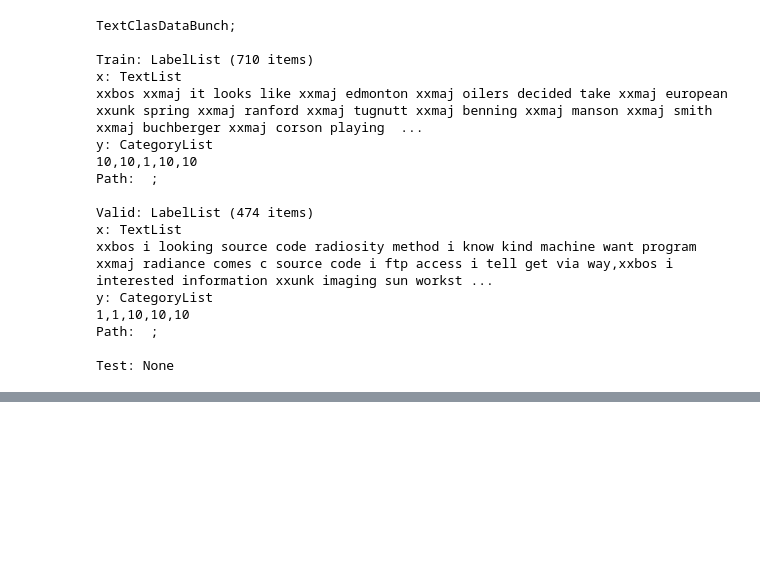
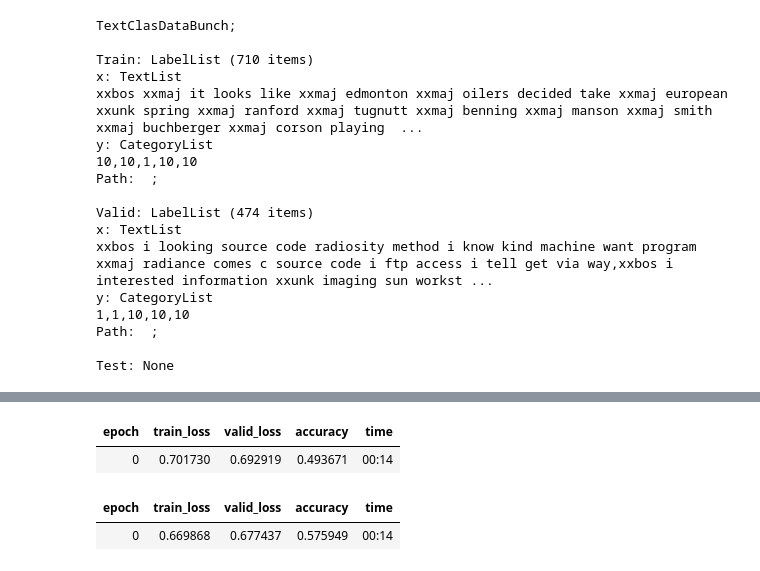
Before and after one commit to suribe1010/Kaggle, a Jupyter notebook: Transfer_Learning_Example_for_NLP_ULMFiT.ipynb, the cells around one changed output, grey strips where cells are left out. Drawn from its saved outputs; the diff is of its cells as text; code cells hidden in the pictures; blank space fills up the shorter version.

```diff
--- a/Transfer_Learning_Example_for_NLP_ULMFiT.ipynb
+++ b/Transfer_Learning_Example_for_NLP_ULMFiT.ipynb
@@ -303,0 +294,12 @@ pd.crosstab(predictions, targets)
+# %%
+learn.freeze_to(-2)
+learn.fit_one_cycle(1, slice(5e-3/2., 5e-3))
+# %% [output]
+| epoch | train_loss | valid_loss | accuracy | time |
+| 0 | 0.701730 | 0.692919 | 0.493671 | 00:14 |
+# %%
+learn.unfreeze()
+learn.fit_one_cycle(1, slice(2e-3/100, 2e-3))
+# %% [output]
+| epoch | train_loss | valid_loss | accuracy | time |
+| 0 | 0.669868 | 0.677437 | 0.575949 | 00:14 |
```
Also changed, not shown: parts of 10 cells of this notebook.
